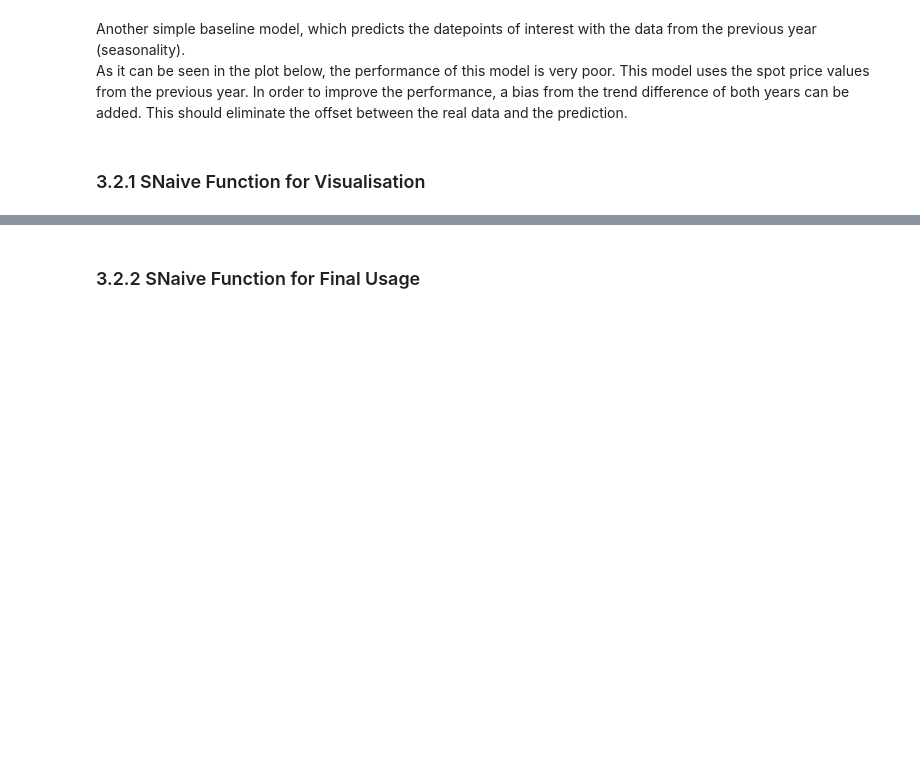
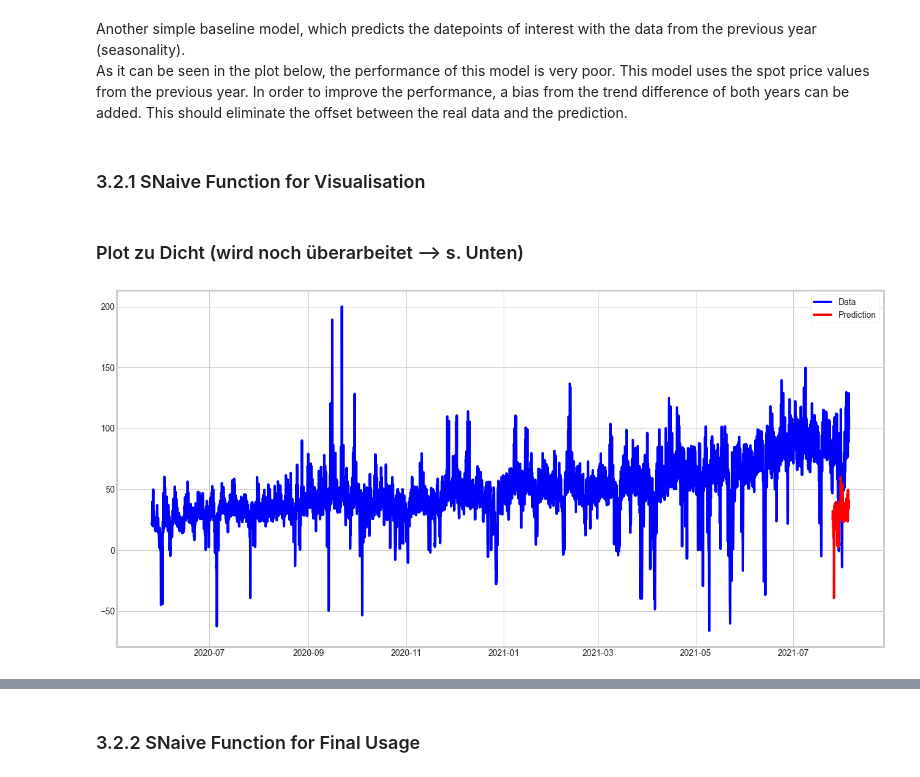
Before and after one commit to kerstinforster/electricity-price-forecasting, a Jupyter notebook: modellab/Stats_Models.ipynb, the cells around one changed output, grey strips where cells are left out. Cells and saved outputs as stored; diff of their text form; code cells hidden in the pictures; blank space fills up the shorter version.

```diff
--- a/modellab/Stats_Models.ipynb
+++ b/modellab/Stats_Models.ipynb
@@ -263,7 +296,11 @@ def vis_snaive_model(data, pred_ind):
 
     return pred_snaive
+# %% [markdown]
+### Plot zu Dicht (wird noch überarbeitet --> s. Unten)
 # %%
-vis_snaive = vis_snaive_model(df_5a,split_date)
+vis_snaive = vis_snaive_model(df_5a,split_date, rmse)
+# %% [output]
+[figure, added]
 # %%
 plt.figure(figsize=[20,10])
 plt.plot(df_1m, 'b', label='Data')
```
Also changed, not shown: parts of 86 cells of this notebook.
